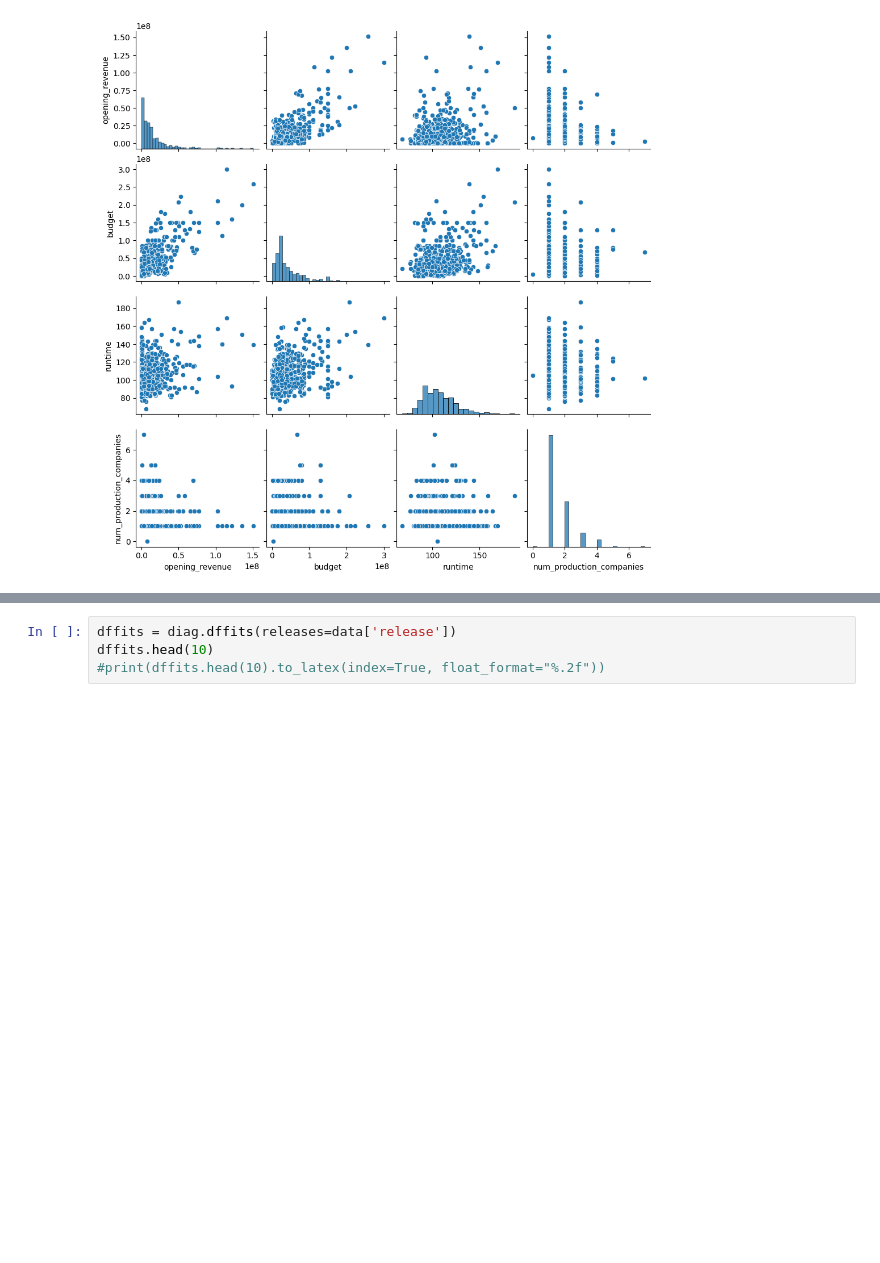
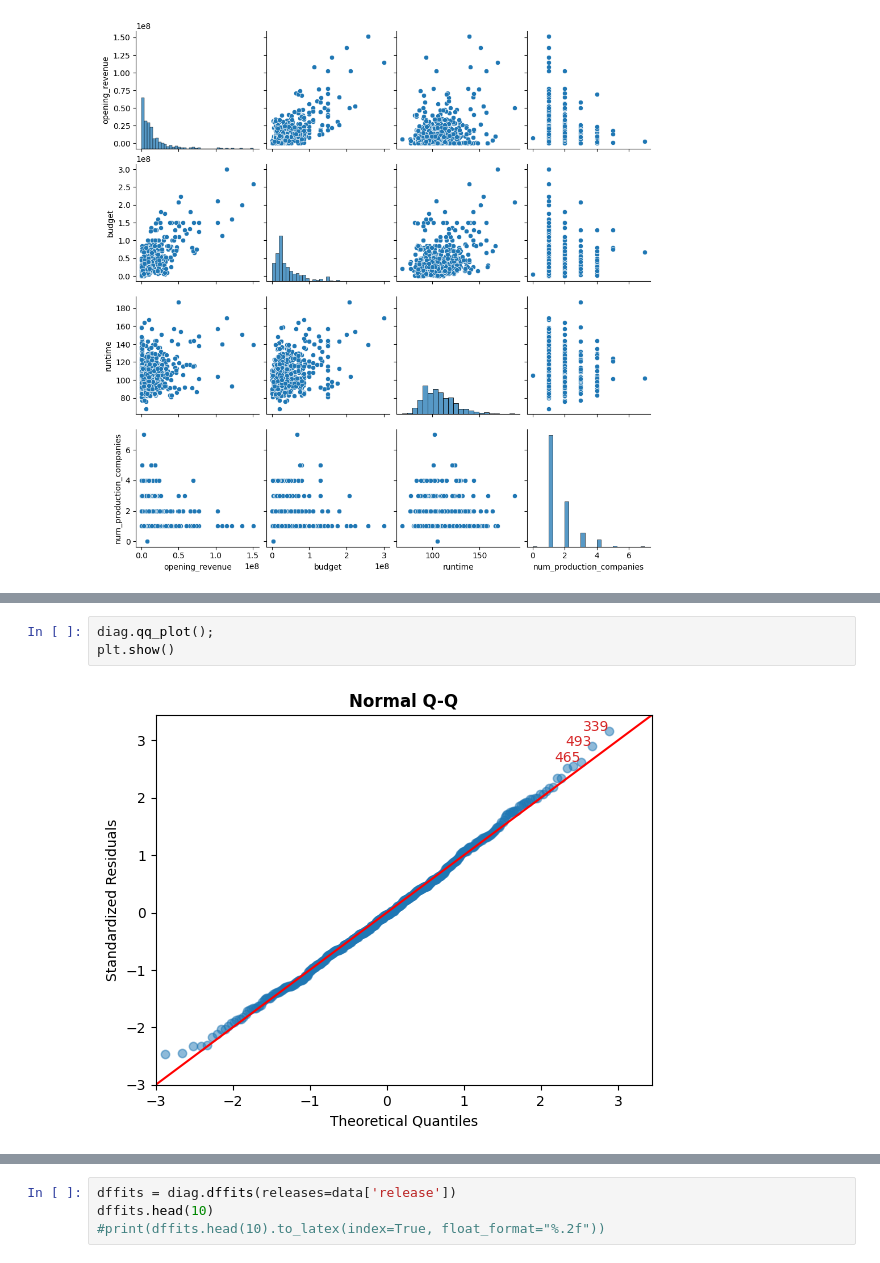
Before and after one commit to cons-code/MATH-5500, a Jupyter notebook: 03_Methods_Results/3A_BaselineModel.ipynb, the cells around one changed output, grey strips where cells are left out. Drawn from its saved outputs; the diff is of its cells as text; blank space fills up the shorter version.

```diff
--- a/03_Methods_Results/3B.I_BaselineModel.ipynb
+++ b/03_Methods_Results/3A_BaselineModel.ipynb
@@ -69,0 +77,5 @@ strong multicollinearity or other numerical problems.
+# %%
+diag.qq_plot();
+plt.show()
+# %% [output]
+[figure, added]
```
Also changed, not shown: parts of 6 cells of this notebook, 14 other files.
